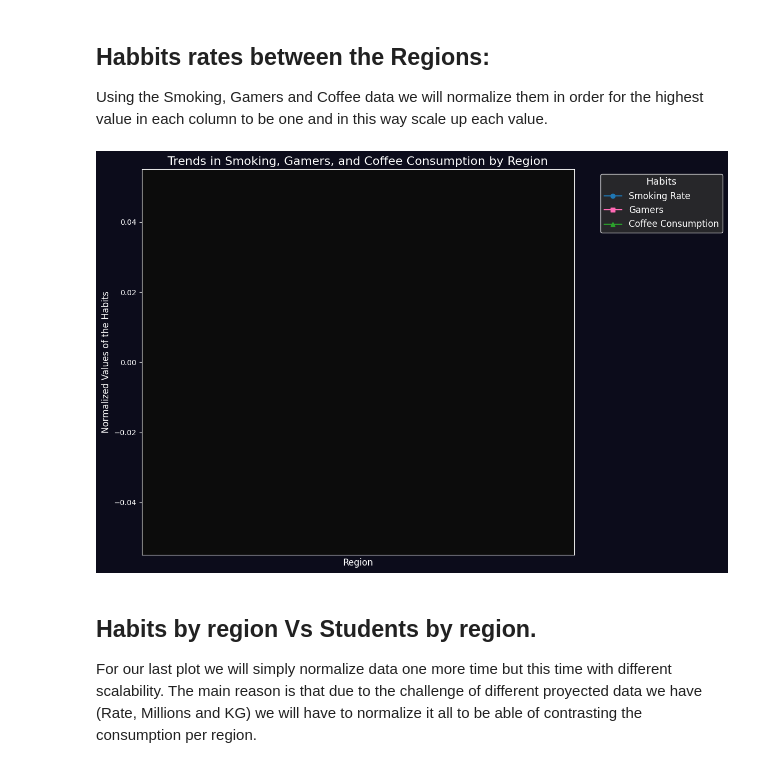
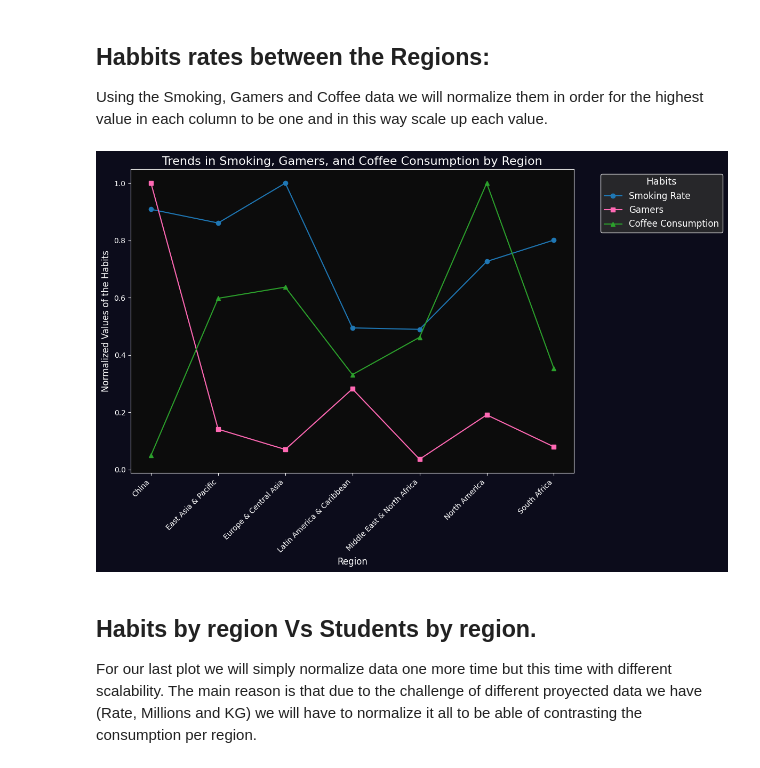
Before and after one commit to DefoNotGus/DV_assesment, a Jupyter notebook: DV_assesment.ipynb, the cells around one changed output. Cells and saved outputs as stored; diff of their text form; code cells hidden in the pictures.

```diff
--- a/DV_assesment.ipynb
+++ b/DV_assesment.ipynb
@@ -491,7 +491,7 @@ We will process the gamers_df dataset similarly, creatign a new dataframe, *game
 # %%
 gamers2019_df = gamers_df[['Country', 'Number of Gamers (millions)']] \
     .rename(columns={'Number of Gamers (millions)': 'Gamers in 2019(MM)'}) \
-    .assign(**{'Gamers in 2019(MM)': pd.to_numeric(gamers2019_df['Gamers in 2019(MM)'], errors='coerce')}) \
+    .assign(**{'Gamers in 2019(MM)': lambda x: pd.to_numeric(x['Gamers in 2019(MM)'], errors='coerce')}) \
     .dropna() \
     .set_index('Country')
 
@@ -709,0 +651,7 @@ Index([], dtype='object', name='Region')
+# %%
+habits2020_REG = habits2020_df.copy()
+# * Using a self made map. Each individual row gets assigned different a Region
+habits2020_REG['Region'] = habits2020_REG.index.map(country_to_region_mapping)
+habits2020_REG = habits2020_REG.groupby('Region').mean().reset_index().set_index('Region')
+
+print("Size of habits2020_REG:", habits2020_REG.shape)
@@ -709,0 +663,7 @@ Index([], dtype='object', name='Region')
+# %%
+region_df = habits2020_REG.merge(edstats2020_df, left_index=True, right_index=True)
+display(HTML(f"""
+<div style="max-height: 250px; overflow-y: auto; border: 1px solid #ccc; padding: 10px;">
+    <h4>First row of region_df:</h4><pre>{region_df.head(1).to_html()}</pre>
+    <h4>Size of region_df:</h4><pre>{region_df.shape}</pre>
+    <h4>Unique Index Values:</h4><pre>{region_df.index.unique()}</pre></div>"""))
@@ -771,54 +769,52 @@ plt.show()
 Using the Smoking, Gamers and Coffee data we will normalize them in order for the highest value in each column to be one and in this way scale up each value.
 # %%
 # Normalize data for comparison
-normalized_smoking = habits_vs_education_df['Smoking rate in 2020(%)'] / habits_vs_education_df['Smoking rate in 2020(%)'].max()
-normalized_gamers = habits_vs_education_df['Gamers in 2019(MM)'] / habits_vs_education_df['Gamers in 2019(MM)'].max()
-normalized_coffee = habits_vs_education_df['Coffee per capita in 2020 (KG)'] / habits_vs_education_df['Coffee per capita in 2020 (KG)'].max()
+normalized_smoking = region_df['Smoking rate in 2020(%)'] / region_df['Smoking rate in 2020(%)'].max()
+normalized_gamers = region_df['Gamers in 2019(MM)'] / region_df['Gamers in 2019(MM)'].max()
+normalized_coffee = region_df['Coffee per capita in 2020 (KG)'] / region_df['Coffee per capita in 2020 (KG)'].max()
 
 # Plot multi-line chart
 fig, ax = plt.subplots(figsize=(12, 8))
 
 # Plot the lines
-ax.plot(habits_vs_education_df.index, normalized_smoking, label='Smoking Rate', marker='o', color='#1f77b4')
-ax.plot(habits_vs_education_df.index, normalized_gamers, label='Gamers', marker='s', color='#ff69b4')
-ax.plot(habits_vs_education_df.index, normalized_coffee, label='Coffee Consumption', marker='^', color='#2ca02c')
+ax.plot(region_df.index, normalized_smoking, label='Smoking Rate', marker='o', color='#1f77b4')
+ax.plot(region_df.index, normalized_gamers, label='Gamers', marker='s', color='#ff69b4')
+ax.plot(region_df.index, normalized_coffee, label='Coffee Consumption', marker='^', color='#2ca02c')
 
 # Customize chart
-ax.set_xlabel('Region', fontsize=12, color='white')  # Font color for x-axis
-ax.set_ylabel('Normalized Values of the Habits', fontsize=12, color='white')  # Font color for y-axis
-ax.set_title('Trends in Smoking, Gamers, and Coffee Consumption by Region', fontsize=16, color='white')  # Font color for title
-ax.set_xticks(range(len(habits_vs_education_df.index)))
-ax.set_xticklabels(habits_vs_education_df.index, rotation=45, ha='right', color='white')  # Font color for xticklabels
+ax.set_xlabel('Region', fontsize=12, color='white')
+ax.set_ylabel('Normalized Values of the Habits', fontsize=12, color='white')
+ax.set_title('Trends in Smoking, Gamers, and Coffee Consumption by Region', fontsize=16, color='white')
+ax.set_xticks(range(len(region_df.index)))
+ax.set_xticklabels(region_df.index, rotation=45, ha='right', color='white')
 
-# Set background color (both inner and outer)
-ax.set_facecolor('#0c0c0c')  # Inner background color
-fig.patch.set_facecolor('#0c0c1b')  # Outer background color
-ax.tick_params(colors='white')  # Set tick label color to white
+# Set background color (inner and outer)
+ax.set_facecolor('#0c0c0c')
+fig.patch.set_facecolor('#0c0c1b')
+ax.tick_params(colors='white')
 
-# Set the color of the axis lines (spines) to white
-ax.spines['top'].set_color('white')
-ax.spines['bottom'].set_color('white')
-ax.spines['left'].set_color('white')
-ax.spines['right'].set_color('white')
+# Set axis line colors (spines) to white
+for spine in ax.spines.values():
+    spine.set_color('white')
 
 # Move legend to the right of the plot
 legend = ax.legend(loc='upper left', bbox_to_anchor=(1.05, 1), title='Habits', fontsize=12, title_fontsize=13, frameon=True)
 
 # Customize legend background and font colors
-legend.get_frame().set_facecolor('#2f2f2f')  # Set background color for legend box
-legend.get_frame().set_edgecolor('white')    # Set edge color for the legend box
-legend.get_frame().set_linewidth(1)          # Set line width for the legend box
-legend.get_title().set_color('white')        # Set legend title font color
+legend.get_frame().set_facecolor('#2f2f2f')
+legend.get_frame().set_edgecolor('white')
+legend.get_frame().set_linewidth(1)
+legend.get_title().set_color('white')
 for text in legend.get_texts():
-    text.set_color('white')  # Set legend labels font color
+    text.set_color('white')
 
 # Adjust layout to prevent clipping
 plt.tight_layout()
 
 # Display the plot
 plt.show()
 # %% [output]
-[figure, old version]
+[figure, new version]
 # %% [markdown]
 ## Habits by region Vs Students by region.
 
```
Also changed, not shown: parts of 26 cells of this notebook, 2 other files.
